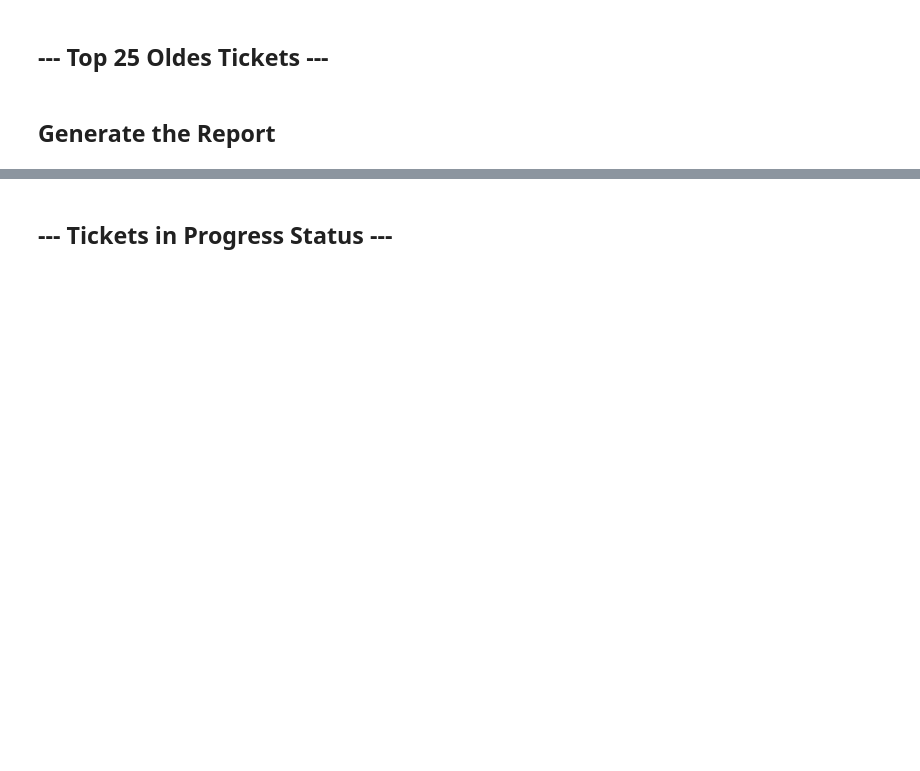
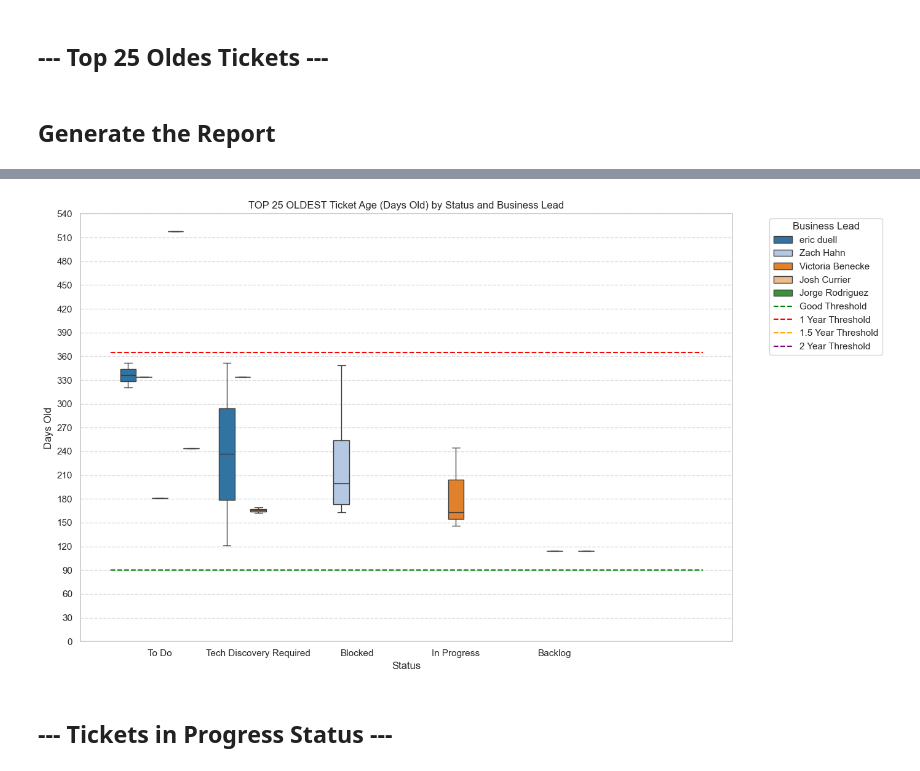
Before and after one commit to jorgeerodriguez/Jira, a Jupyter notebook: Jira.ipynb, the cells around one changed output, grey strips where cells are left out. Saved outputs shown, nothing was run; the diff lists cells and outputs as text; code cells hidden in the pictures; blank space fills up the shorter version.

Commit message:
Adding Box Plot for Oldest 25 tickets

```diff
--- a/Jira.ipynb
+++ b/Jira.ipynb
@@ -1501,4 +1501,30 @@ All 25 Tickets as: 2025-07-23 at 8:22 CST
 +-------------+-------------------------+------------+------------------+--------------------------+---------------------+-------------------+----------------+------------+-------------+-------------- ...
+# %%
+plt.figure(figsize=(14, 8))
+sns.boxplot(
+    data=top_10_rows[df_issues['status'].isin(status)],
+    x='status',
+    y='days_old',
+    hue='bussiness_lead',
+    palette='tab20',
+    showfliers=False
+)
+plt.title("TOP 25 OLDEST Ticket Age (Days Old) by Status and Business Lead")
+plt.xlabel("Status")
+plt.ylabel("Days Old")
+plt.ylim(0, 365)  # Set y-axis limit to 365 days
+plt.yticks(np.arange(0, top_10_rows['days_old'].max()+30, 30))  # Set y-ticks to every 30 days
+plt.grid(axis='y', linestyle='--', alpha=0.7)
+plt.xticks(rotation=0, ha='center')
+plt.hlines(y=90, xmin=-0.5, xmax=5.5, color='green', linestyle='--', label='Good Threshold')
+plt.hlines(y=365, xmin=-0.5, xmax=5.5, color='red', linestyle='--', label='1 Year Threshold')
+plt.hlines(y=550, xmin=-0.5, xmax=5.5, color='orange', linestyle='--', label='1.5 Year Threshold')
+plt.hlines(y=730, xmin=-0.5, xmax=5.5, color='purple', linestyle='--', label='2 Year Threshold')
+plt.legend(title='Business Lead', bbox_to_anchor=(1.05, 1), loc='upper left')
+plt.tight_layout()
+plt.show()
+# %% [output]
+[figure, added]
 # %% [markdown]
 ## --- Tickets in Progress Status ---
 # %% [markdown]
```
Also changed, not shown: parts of 34 cells of this notebook, 2 other files.
